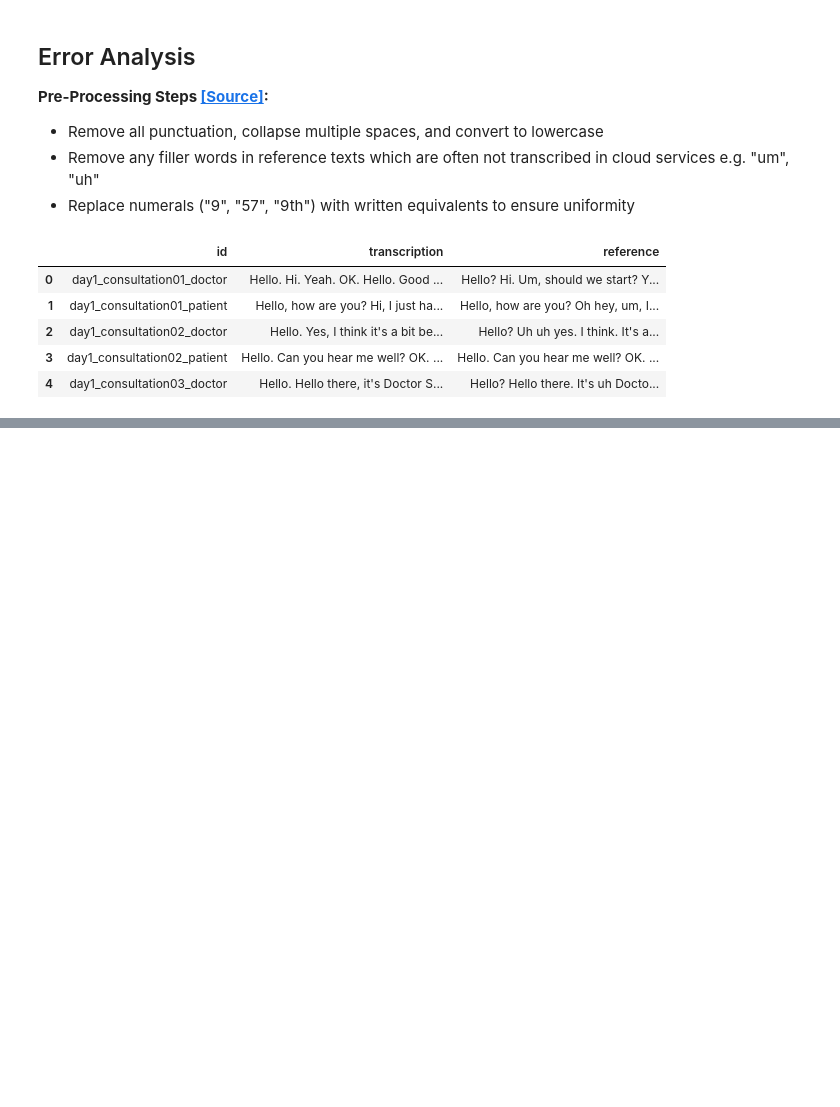
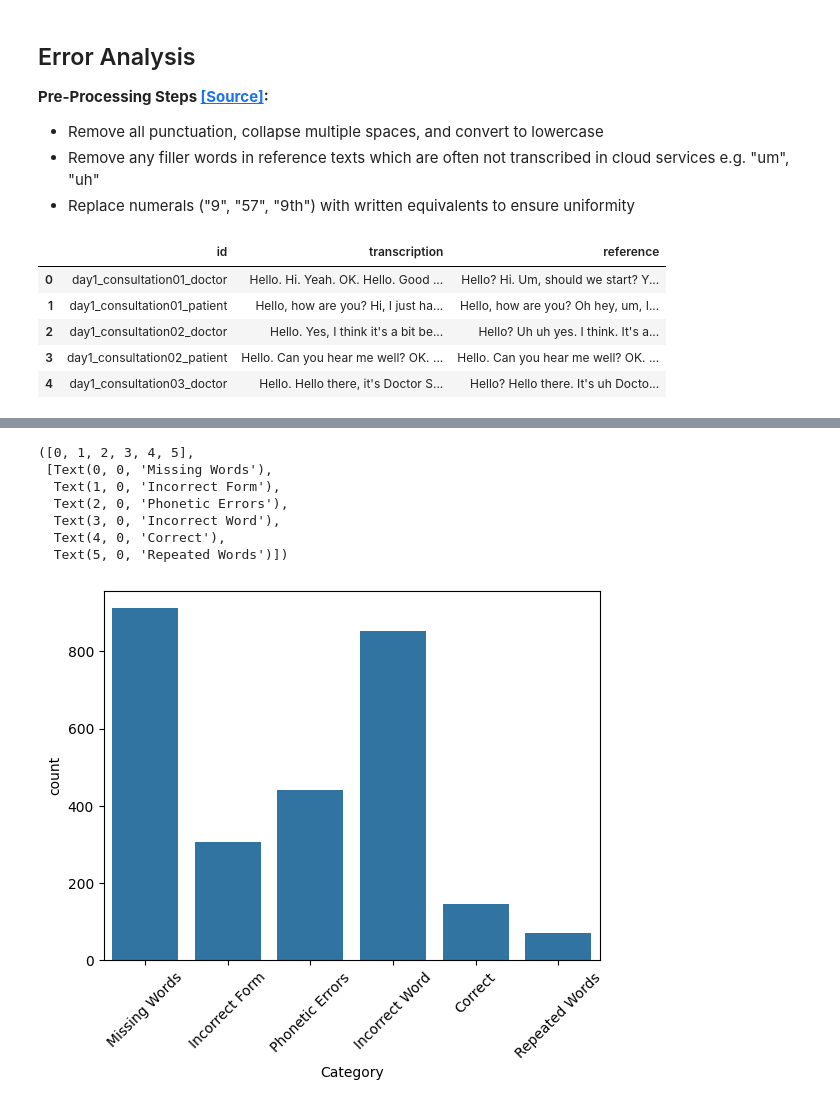
Before and after one commit to faithtanlh/speechsdk, a Jupyter notebook: notebooks/1_evaluating-speech-recognition.ipynb, the cells around one changed output, grey strips where cells are left out. Drawn from its saved outputs; the diff is of its cells as text; code cells hidden in the pictures; blank space fills up the shorter version.

```diff
--- a/notebooks/1_evaluating-speech-recognition.ipynb
+++ b/notebooks/1_evaluating-speech-recognition.ipynb
@@ -639,0 +781,4 @@ We prioritize these as important terms that should have **low word error rates**
+# %%
+errors_df = pd.DataFrame(mistranscribed_contexts, columns=['Mistranscribed Word', 'Reference Context', 'Transcription Context'])
+print("Shape of mistranscribed words:", errors_df.shape)
+errors_df.head()
@@ -639,0 +912,19 @@ We prioritize these as important terms that should have **low word error rates**
+# %%
+# Function to split entries into batches
+def batch_entries(entries, batch_size):
+    for i in range(0, len(entries), batch_size):
+        yield entries[i:i + batch_size]
+
+categorized_results = []
+BATCH_SIZE = 10
+batched_entries = list(batch_entries(errors_df.to_dict('records'), BATCH_SIZE))
+total_batches = len(batched_entries)
+
+for batch in tqdm(batched_entries, total=total_batches):
+    error_json_arr = classify_errors(batch) # returns: [{'word': ...}, {'word': ...}]
+    categorized_results.extend(error_json_arr)
+# %%
+error_categories_df = pd.DataFrame(categorized_results)
+combined_errors_df = pd.concat([error_categories_df, errors_df], axis=1)
+combined_errors_df = combined_errors_df.loc[:,~combined_errors_df.columns.duplicated()].copy()
+combined_errors_df.head()
@@ -639,0 +938,17 @@ We prioritize these as important terms that should have **low word error rates**
+# %%
+stop_words = set(stopwords.words('english'))
+
+# Filter out rows where 'word' is a stopword
+df_non_stopwords = combined_errors_df[~combined_errors_df['Mistranscribed Word'].isin(stop_words)]
+# %%
+sns.countplot(x="Category", data=df_non_stopwords)
+plt.xticks(rotation=45)
+# %% [output]
+([0, 1, 2, 3, 4, 5],
+ [Text(0, 0, 'Missing Words'),
+  Text(1, 0, 'Incorrect Form'),
+  Text(2, 0, 'Phonetic Errors'),
+  Text(3, 0, 'Incorrect Word'),
+  Text(4, 0, 'Correct'),
+  Text(5, 0, 'Repeated Words')])
+[figure, added]
```
Also changed, not shown: parts of 32 cells of this notebook, 2 other files.
